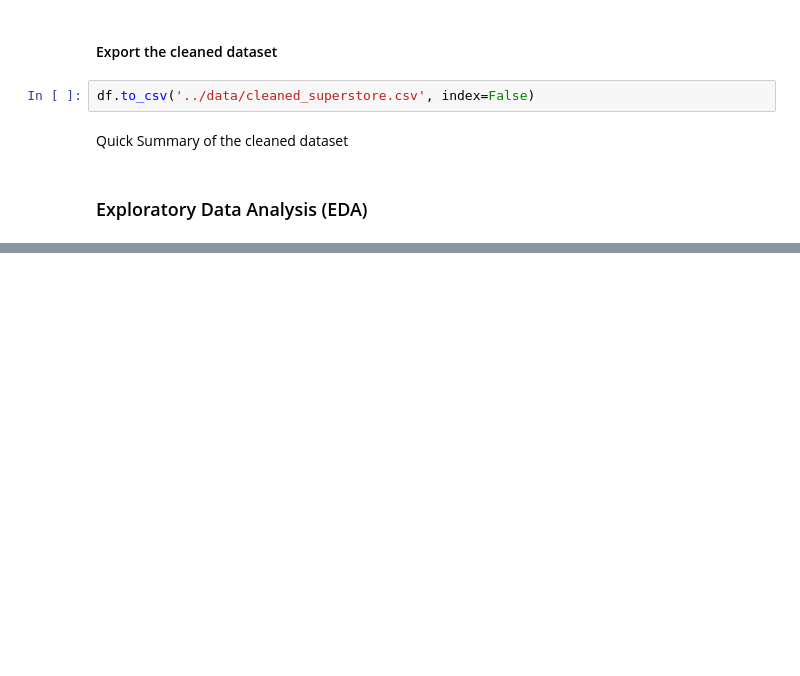
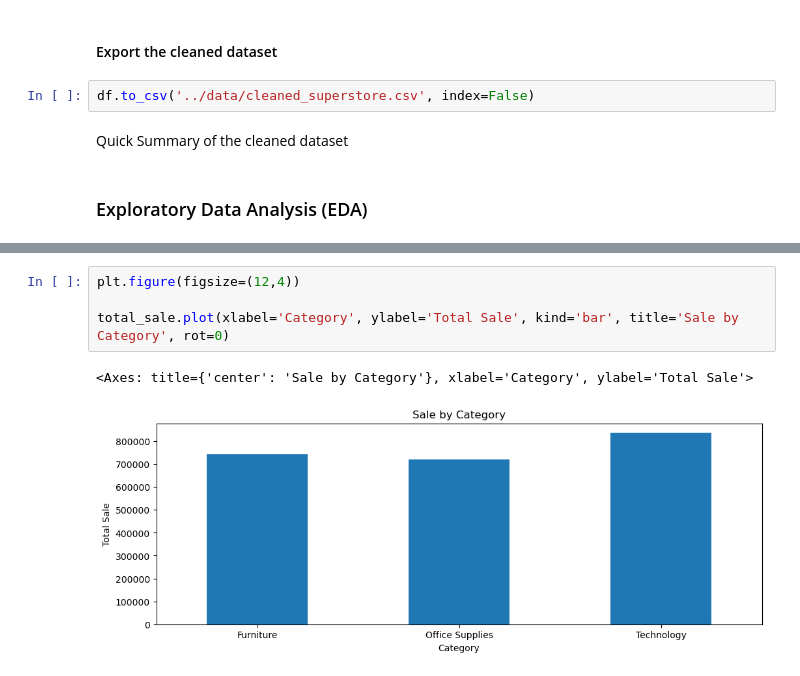
Before and after one commit to ItzChaBoiGhoza/Sales-Insights-Dashboard, a Jupyter notebook: notebook/Insights_EDA.ipynb, the cells around one changed output, grey strips where cells are left out. Drawn from its saved outputs; the diff is of its cells as text; blank space fills up the shorter version.

```diff
--- a/notebook/Insights_EDA.ipynb
+++ b/notebook/Insights_EDA.ipynb
@@ -148,0 +182,7 @@ Quick Summary of the cleaned dataset
+# %%
+plt.figure(figsize=(12,4))
+
+total_sale.plot(xlabel='Category', ylabel='Total Sale', kind='bar', title='Sale by Category', rot=0)
+# %% [output]
+<Axes: title={'center': 'Sale by Category'}, xlabel='Category', ylabel='Total Sale'>
+[figure, added]
```
Also changed, not shown: parts of 11 cells of this notebook.
